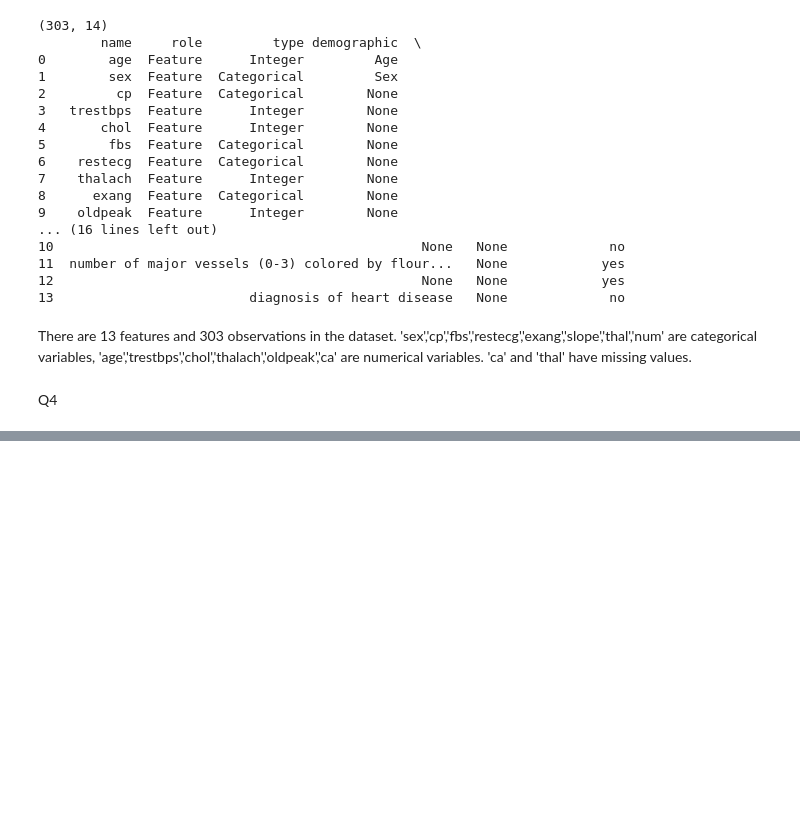
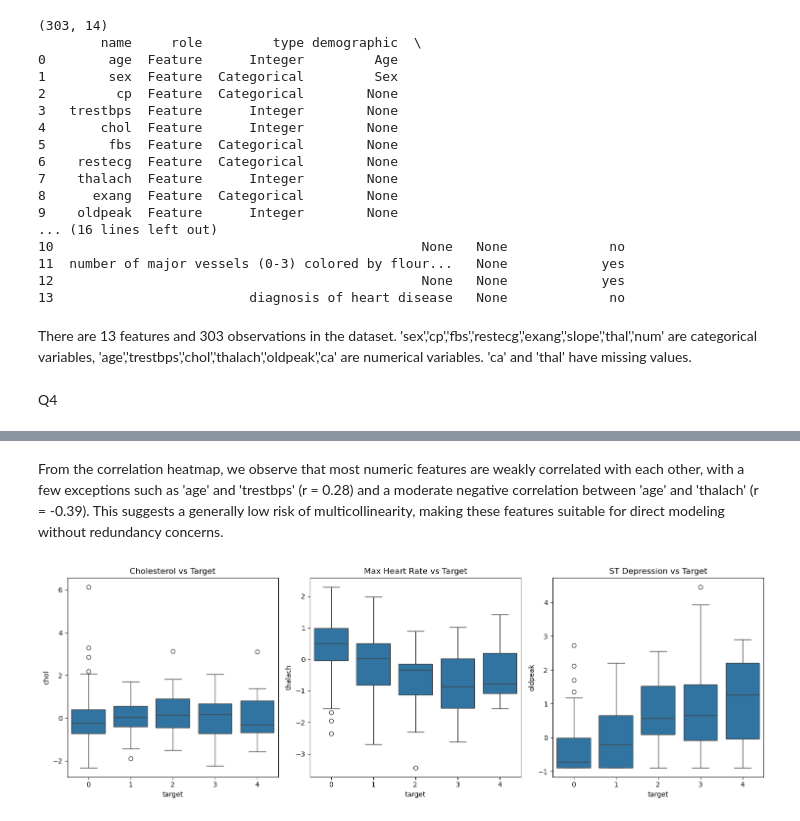
Before and after one commit to YuanfuHuang/Assignment6, a Jupyter notebook: Assignment6.ipynb, the cells around one changed output, grey strips where cells are left out. Saved outputs shown, nothing was run; the diff lists cells and outputs as text; code cells hidden in the pictures; blank space fills up the shorter version.

```diff
--- a/Assignment6.ipynb
+++ b/Assignment6.ipynb
@@ -107,0 +123,20 @@ df_transed['num'] = pd.Categorical(df_transed['num'])
+# %% [markdown]
+From the correlation heatmap, we observe that most numeric features are weakly correlated with each other, with a few exceptions such as 'age' and 'trestbps' (r = 0.28) and a moderate negative correlation between 'age' and 'thalach' (r = -0.39). This suggests a generally low risk of multicollinearity, making these features suitable for direct modeling without redundancy concerns.
+# %%
+df_vis = df_std.copy()
+df_vis['target'] = y
+
+fig, axes = plt.subplots(1, 3, figsize=(15, 5))
+sns.boxplot(data=df_vis, x="target", y="chol", ax=axes[0])
+axes[0].set_title("Cholesterol vs Target")
+
+sns.boxplot(data=df_vis, x="target", y="thalach", ax=axes[1])
+axes[1].set_title("Max Heart Rate vs Target")
+
+sns.boxplot(data=df_vis, x="target", y="oldpeak", ax=axes[2])
+axes[2].set_title("ST Depression vs Target")
+
+plt.tight_layout()
+plt.show()
+# %% [output]
+[figure, added]
```
Also changed, not shown: parts of 13 cells of this notebook.
